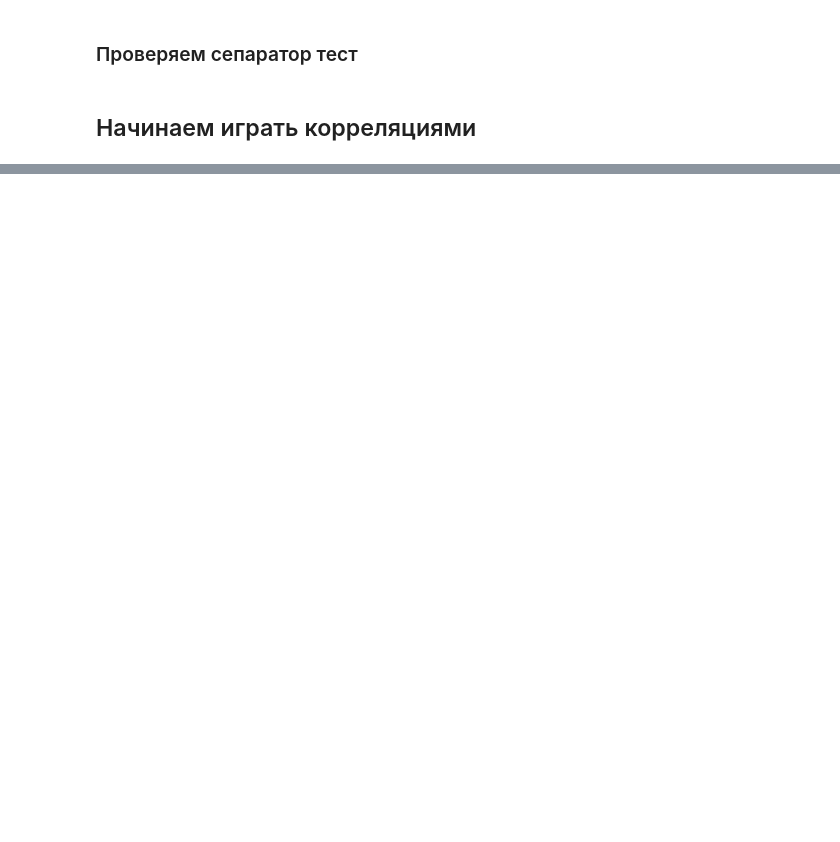
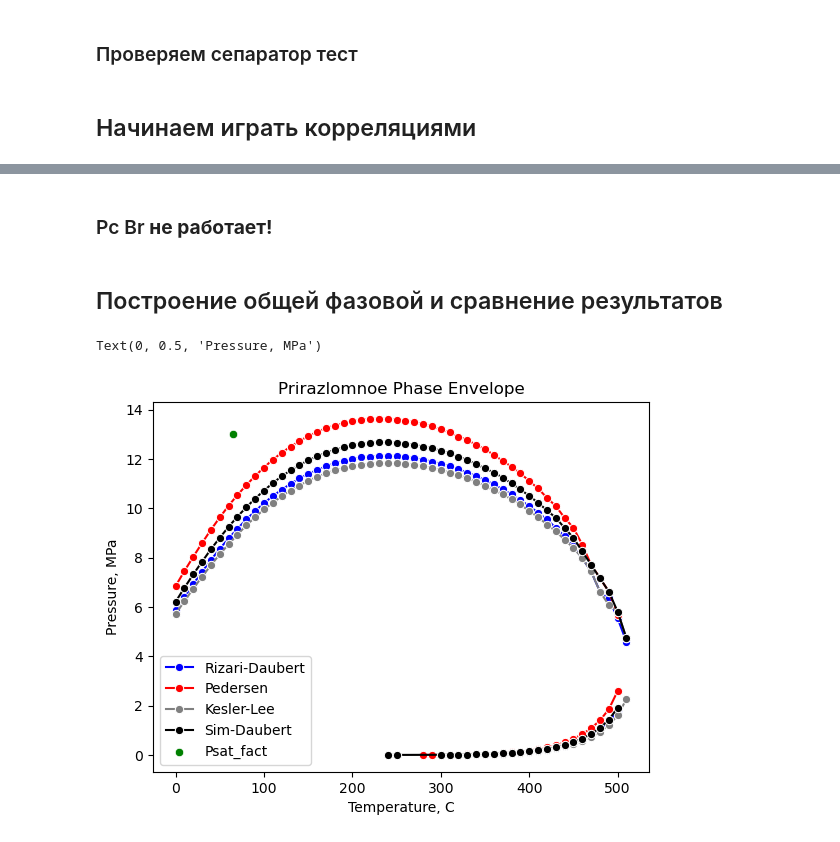
Before and after one commit to SidorenkoDD/BlackBoxFluid, a Jupyter notebook: code/notebook diss.ipynb, the cells around one changed output, grey strips where cells are left out. Saved outputs shown, nothing was run; the diff lists cells and outputs as text; code cells hidden in the pictures; blank space fills up the shorter version.

Commit message:
построено сравнение фазовых, расчет Рс через УРС не работает!

```diff
--- a/code/notebook diss.ipynb
+++ b/code/notebook diss.ipynb
@@ -98,0 +206,2 @@ dleresview.view(model_kesler.experiments.SEPARATORTEST_MOD.result)
+# %%
+phase_env_data_3 = phase_env_prr_kesler_lee.get_phase_diagram_data()
@@ -98,0 +210,10 @@ dleresview.view(model_kesler.experiments.SEPARATORTEST_MOD.result)
+# %%
+prr_sim_daubert_comp = Composition(przlm_dict, c6_plus_correlations= {'critical_temperature': 'pedersen',
+                                                    'critical_pressure': 'sim_daubert',
+                                                    'acentric_factor': 'rizari_al_sahhaf',
+                                                    'critical_volume': 'hall_yarborough',
+                                                    'k_watson': 'k_watson',
+                                                    'shift_parameter': 'jhaveri_youngren'})
+# %%
+phase_env_prr_sim_daubert = PhaseDiagram(prr_sim_daubert_comp, p_max=35, t_max= 550, t_min=0, t_step=10)
+phase_env_prr_sim_daubert.calc_phase_diagram('PREOS')
@@ -98,0 +238,26 @@ dleresview.view(model_kesler.experiments.SEPARATORTEST_MOD.result)
+# %%
+phase_env_data_4 = phase_env_prr_sim_daubert.get_phase_diagram_data()
+# %% [markdown]
+### Pc Br **не работает!**
+# %% [markdown]
+## Построение общей фазовой и сравнение результатов
+# %%
+import matplotlib.pyplot as plt
+import seaborn as sns
+
+
+sns.lineplot(marker='o',data = phase_env_data_1, x= phase_env_data_1['Temp'], y= phase_env_data_1['Up'], color = 'blue', label = 'Rizari-Daubert')
+sns.lineplot(marker='o',data = phase_env_data_1, x= phase_env_data_1['Temp'], y= phase_env_data_1['Low'], color = 'blue')
+sns.lineplot(marker='o',data = phase_env_data_2, x= phase_env_data_2['Temp'], y= phase_env_data_2['Up'], color = 'red', label = 'Pedersen')
+sns.lineplot(marker='o',data = phase_env_data_2, x= phase_env_data_2['Temp'], y= phase_env_data_2['Low'], color = 'red')
+sns.lineplot(marker='o',data = phase_env_data_3, x= phase_env_data_3['Temp'], y= phase_env_data_3['Up'], color = 'gray', label = 'Kesler-Lee')
+sns.lineplot(marker='o',data = phase_env_data_3, x= phase_env_data_3['Temp'], y= phase_env_data_3['Low'], color = 'gray')
+sns.lineplot(marker='o',data = phase_env_data_4, x= phase_env_data_4['Temp'], y= phase_env_data_4['Up'], color = 'black', label = 'Sim-Daubert')
+sns.lineplot(marker='o',data = phase_env_data_4, x= phase_env_data_4['Temp'], y= phase_env_data_4['Low'], color = 'black')
+sns.scatterplot(x=[65], y = [13], color = 'green', label = 'Psat_fact')
+plt.title('Prirazlomnoe Phase Envelope')
+plt.xlabel('Temperature, C')
+plt.ylabel('Pressure, MPa')
+# %% [output]
+Text(0, 0.5, 'Pressure, MPa')
+[figure, added]
```
Also changed, not shown: parts of 24 cells of this notebook, 2 other files.
